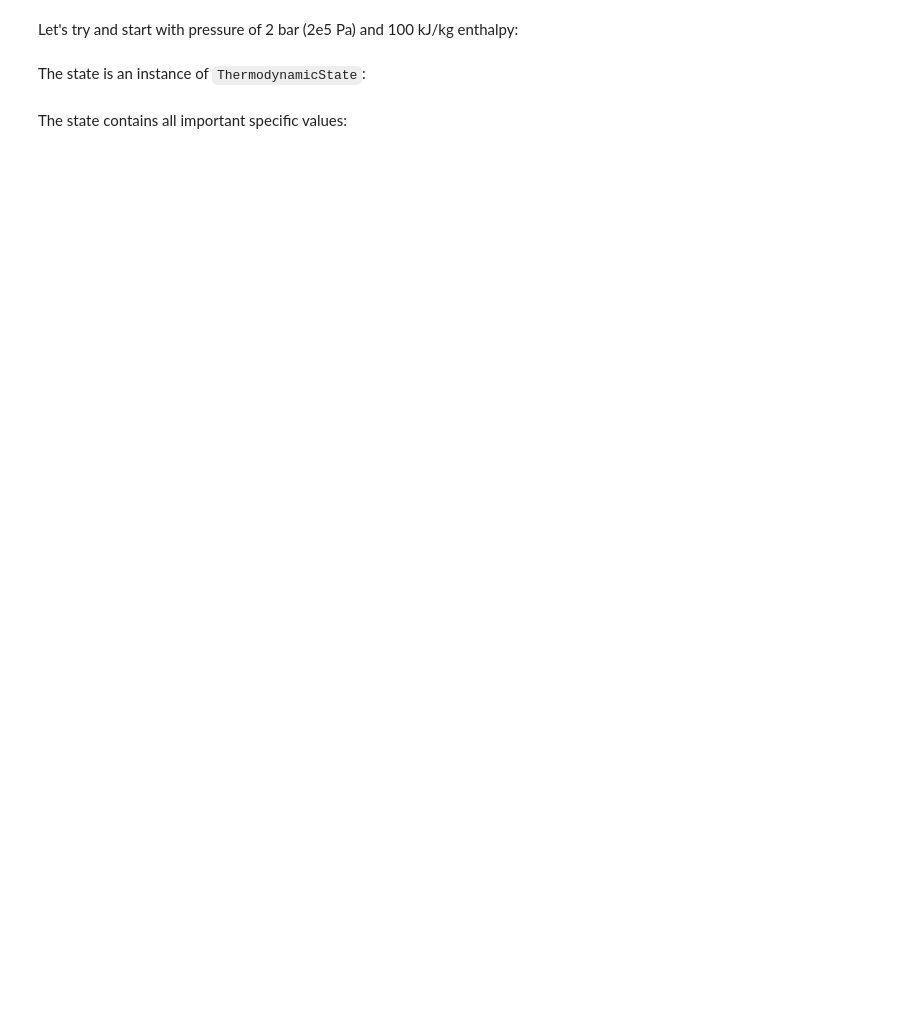
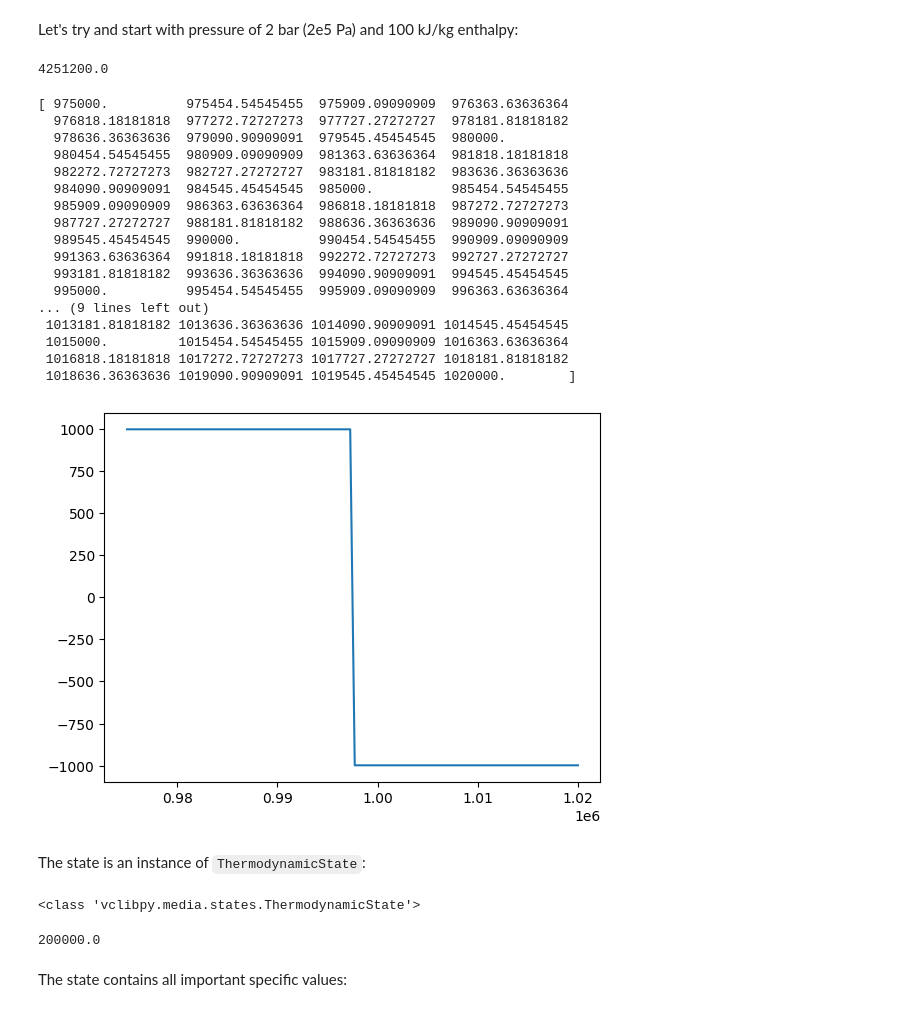
Before and after one commit to RWTH-EBC/vclibpy, a Jupyter notebook: docs/jupyter_notebooks/e1_refrigerant_data.ipynb, the cells around one changed output. Cells and saved outputs as stored; diff of their text form; code cells hidden in the pictures; blank space fills up the shorter version.

```diff
--- a/docs/jupyter_notebooks/e1_refrigerant_data.ipynb
+++ b/docs/jupyter_notebooks/e1_refrigerant_data.ipynb
@@ -6,4 +6,24 @@ Further, basic plotting is shown using this data.
 # %% [markdown]
 First, let's import the important classes from vclibpy's
 `media` module:
+# %%
+from vclibpy.media import RefProp, ThermodynamicState, TransportProperties
+import os
+
+
+REFPROP_DIR = r"C:\Program Files (x86)\REFPROP"    # directory that contains FLUIDS, MIXTURES, REFPRP64.DLL …
+REFPROP_DLL = r"C:\Program Files (x86)\REFPROP\REFPRP64.DLL"
+
+os.environ["RPPREFIX"] = REFPROP_DIR               # tell ctREFPROP where REFPROP lives
+
+
+# ❷ create the RefProp-object
+# you can omit dll_path/ref_prop_path if the environment variable RPPREFIX is set
+rp = RefProp(
+        fluid_name="Propane",                 # any fluid that exists in REFPROP, e.g. "R134a", "R410A", …
+        dll_path=REFPROP_DLL,                 # optional, overrides the default search
+        ref_prop_path=REFPROP_DIR             # optional, overrides the default search
+     )
+
+cool_prop = rp
 # %%
@@ -14,7 +34,7 @@ The latter requires a dll, which you have to purchase together with RefProp.
 Thus, in this example, we will use `CoolProp`. Pass the `fluid_name` to
 select the fluid you are going to use.
 # %%
-cool_prop = CoolProp(fluid_name="Propane")
+# cool_prop = CoolProp(fluid_name="Propane")
 # %% [markdown]
 ## ThermodynamicState calculation
 Let's start and show how the media property classes work. You always
@@ -24,11 +62,56 @@ help(cool_prop.calc_state)
 # %% [markdown]
 Let's try and start with pressure of 2 bar (2e5 Pa) and 100 kJ/kg enthalpy:
-# %%
-state = cool_prop.calc_state("PH", 2e5, 100e3)
+# %%
+state1 = cool_prop.calc_state("TQ", 300,0)
+# print(state1.q)
+
+# state2 = cool_prop.calc_state("TH", 300, state1.h-100)
+# print(state2.q)
+
+cool_prop.get_critical_point()[1]
+# %% [output]
+4251200.0
+# %%
+import numpy as np
+pressures = np.linspace(9.75e5, 1.02e6, 100)  # Pa
+
+qualitys = []
+for p in pressures:
+    state = cool_prop.calc_state("PT", p, 300)
+    qualitys.append(state.q)
+
+import matplotlib.pyplot as plt
+plt.plot(pressures, qualitys)
+print(pressures)
+# %% [output]
+[ 975000.          975454.54545455  975909.09090909  976363.63636364
+  976818.18181818  977272.72727273  977727.27272727  978181.81818182
+  978636.36363636  979090.90909091  979545.45454545  980000.
+  980454.54545455  980909.09090909  981363.63636364  981818.18181818
+  982272.72727273  982727.27272727  983181.81818182  983636.36363636
+  984090.90909091  984545.45454545  985000.          985454.54545455
+  985909.09090909  986363.63636364  986818.18181818  987272.72727273
+  987727.27272727  988181.81818182  988636.36363636  989090.90909091
+  989545.45454545  990000.          990454.54545455  990909.09090909
+  991363.63636364  991818.18181818  992272.72727273  992727.27272727
+  993181.81818182  993636.36363636  994090.90909091  994545.45454545
+  995000.          995454.54545455  995909.09090909  996363.63636364
+... (9 lines left out)
+ 1013181.81818182 1013636.36363636 1014090.90909091 1014545.45454545
+ 1015000.         1015454.54545455 1015909.09090909 1016363.63636364
+ 1016818.18181818 1017272.72727273 1017727.27272727 1018181.81818182
+ 1018636.36363636 1019090.90909091 1019545.45454545 1020000.        ]
+[figure, added]
 # %% [markdown]
 The state is an instance of `ThermodynamicState`:
 # %%
 print(type(state))
+# %% [output]
+<class 'vclibpy.media.states.ThermodynamicState'>
+# %%
+state.p
+# %% [output]
+200000.0
 # %% [markdown]
 The state contains all important specific values:
 # %%
```
Also changed, not shown: parts of 7 cells of this notebook, 6 other files.
